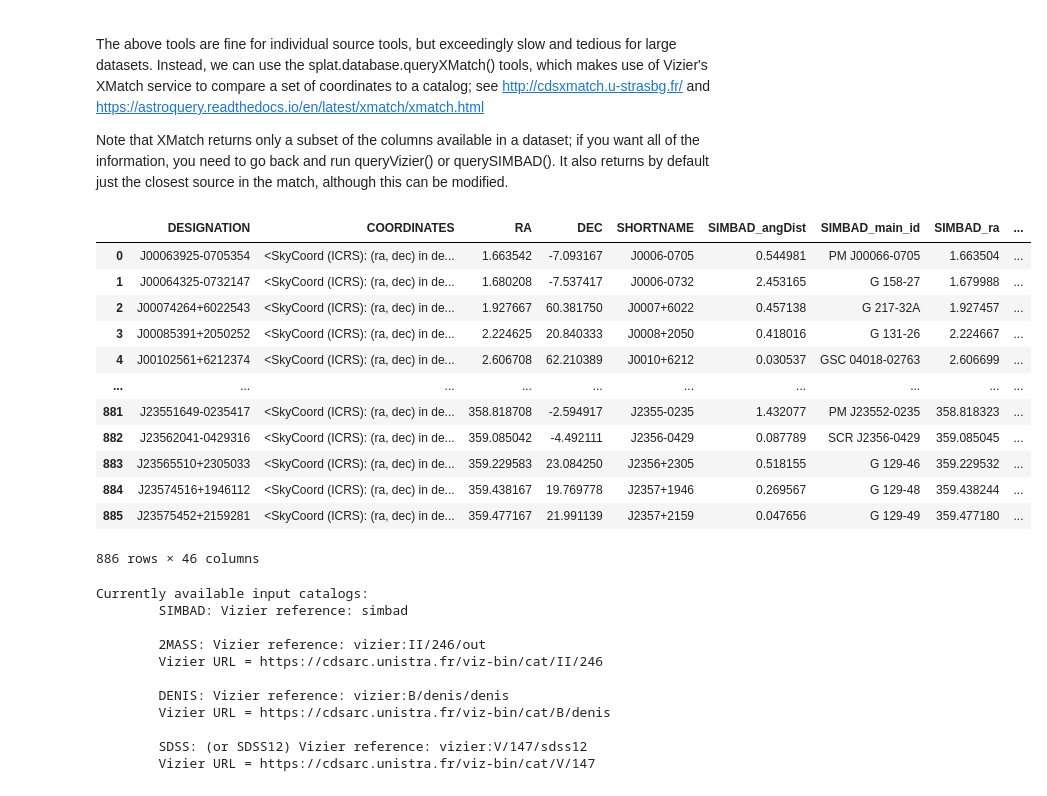
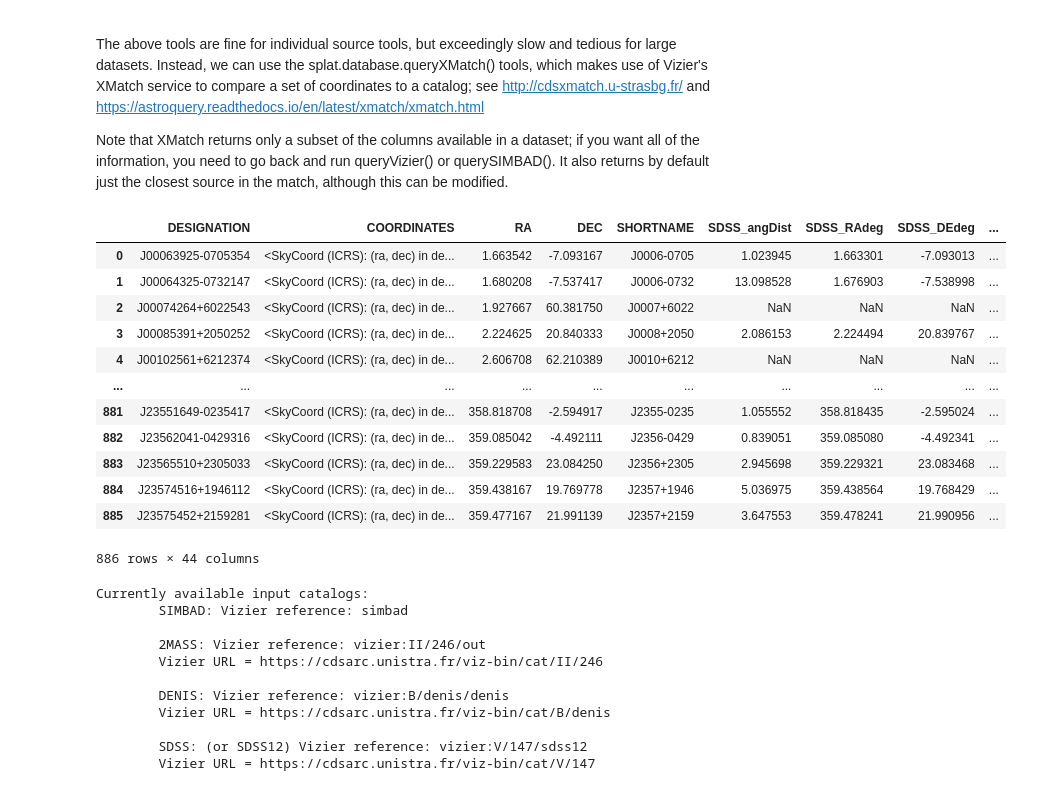
Before and after one commit to aburgasser/splat_tutorials, a Jupyter notebook: tutorials/database_queries.ipynb, the cells around one changed output. Saved outputs shown, nothing was run; the diff lists cells and outputs as text; code cells hidden in the pictures.

```diff
--- a/tutorials/database_queries.ipynb
+++ b/tutorials/database_queries.ipynb
@@ -271,22 +274,22 @@ The above tools are fine for individual source tools, but exceedingly slow and t
 Note that XMatch returns only a subset of the columns available in a dataset; if you want all of the information, you need to go back and run queryVizier() or querySIMBAD(). It also returns by default just the closest source in the match, although this can be modified.
 # %%
 # query 2MASS data for all of the sources in our catalog
-dpq = spdb.queryXMatch(dpc,catalog='SIMBAD',radius=60.*u.arcsec)
+dpq = spdb.queryXMatch(dpc,catalog='SDSS',radius=60.*u.arcsec)
 dpq
 # %% [output]
-|  | DESIGNATION | COORDINATES | RA | DEC | SHORTNAME | SIMBAD_angDist | SIMBAD_main_id | SIMBAD_ra | ... |
-| 0 | J00063925-0705354 | <SkyCoord (ICRS): (ra, dec) in de... | 1.663542 | -7.093167 | J0006-0705 | 0.544981 | PM J00066-0705 | 1.663504 | ... |
-| 1 | J00064325-0732147 | <SkyCoord (ICRS): (ra, dec) in de... | 1.680208 | -7.537417 | J0006-0732 | 2.453165 | G 158-27 | 1.679988 | ... |
-| 2 | J00074264+6022543 | <SkyCoord (ICRS): (ra, dec) in de... | 1.927667 | 60.381750 | J0007+6022 | 0.457138 | G 217-32A | 1.927457 | ... |
-| 3 | J00085391+2050252 | <SkyCoord (ICRS): (ra, dec) in de... | 2.224625 | 20.840333 | J0008+2050 | 0.418016 | G 131-26 | 2.224667 | ... |
-| 4 | J00102561+6212374 | <SkyCoord (ICRS): (ra, dec) in de... | 2.606708 | 62.210389 | J0010+6212 | 0.030537 | GSC 04018-02763 | 2.606699 | ... |
+|  | DESIGNATION | COORDINATES | RA | DEC | SHORTNAME | SDSS_angDist | SDSS_RAdeg | SDSS_DEdeg | ... |
+| 0 | J00063925-0705354 | <SkyCoord (ICRS): (ra, dec) in de... | 1.663542 | -7.093167 | J0006-0705 | 1.023945 | 1.663301 | -7.093013 | ... |
+| 1 | J00064325-0732147 | <SkyCoord (ICRS): (ra, dec) in de... | 1.680208 | -7.537417 | J0006-0732 | 13.098528 | 1.676903 | -7.538998 | ... |
+| 2 | J00074264+6022543 | <SkyCoord (ICRS): (ra, dec) in de... | 1.927667 | 60.381750 | J0007+6022 | NaN | NaN | NaN | ... |
+| 3 | J00085391+2050252 | <SkyCoord (ICRS): (ra, dec) in de... | 2.224625 | 20.840333 | J0008+2050 | 2.086153 | 2.224494 | 20.839767 | ... |
+| 4 | J00102561+6212374 | <SkyCoord (ICRS): (ra, dec) in de... | 2.606708 | 62.210389 | J0010+6212 | NaN | NaN | NaN | ... |
 | ... | ... | ... | ... | ... | ... | ... | ... | ... | ... |
-| 881 | J23551649-0235417 | <SkyCoord (ICRS): (ra, dec) in de... | 358.818708 | -2.594917 | J2355-0235 | 1.432077 | PM J23552-0235 | 358.818323 | ... |
-| 882 | J23562041-0429316 | <SkyCoord (ICRS): (ra, dec) in de... | 359.085042 | -4.492111 | J2356-0429 | 0.087789 | SCR J2356-0429 | 359.085045 | ... |
-| 883 | J23565510+2305033 | <SkyCoord (ICRS): (ra, dec) in de... | 359.229583 | 23.084250 | J2356+2305 | 0.518155 | G 129-46 | 359.229532 | ... |
-| 884 | J23574516+1946112 | <SkyCoord (ICRS): (ra, dec) in de... | 359.438167 | 19.769778 | J2357+1946 | 0.269567 | G 129-48 | 359.438244 | ... |
-| 885 | J23575452+2159281 | <SkyCoord (ICRS): (ra, dec) in de... | 359.477167 | 21.991139 | J2357+2159 | 0.047656 | G 129-49 | 359.477180 | ... |
+| 881 | J23551649-0235417 | <SkyCoord (ICRS): (ra, dec) in de... | 358.818708 | -2.594917 | J2355-0235 | 1.055552 | 358.818435 | -2.595024 | ... |
+| 882 | J23562041-0429316 | <SkyCoord (ICRS): (ra, dec) in de... | 359.085042 | -4.492111 | J2356-0429 | 0.839051 | 359.085080 | -4.492341 | ... |
+| 883 | J23565510+2305033 | <SkyCoord (ICRS): (ra, dec) in de... | 359.229583 | 23.084250 | J2356+2305 | 2.945698 | 359.229321 | 23.083468 | ... |
+| 884 | J23574516+1946112 | <SkyCoord (ICRS): (ra, dec) in de... | 359.438167 | 19.769778 | J2357+1946 | 5.036975 | 359.438564 | 19.768429 | ... |
+| 885 | J23575452+2159281 | <SkyCoord (ICRS): (ra, dec) in de... | 359.477167 | 21.991139 | J2357+2159 | 3.647553 | 359.478241 | 21.990956 | ... |
-886 rows × 46 columns
+886 rows × 44 columns
 # %%
 # wow, that was fast!
 # you can find out what other catalogs are available built in for XMatch with the info command
```
Also changed, not shown: parts of 7 cells of this notebook, 3 other files.
